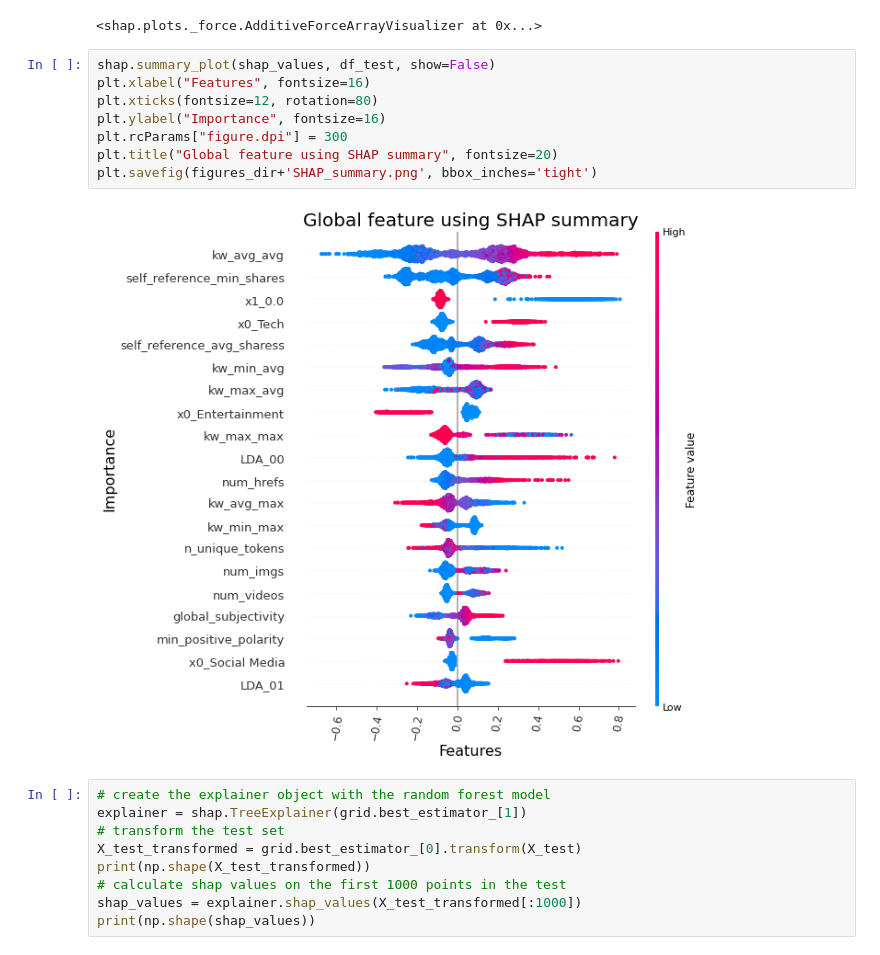
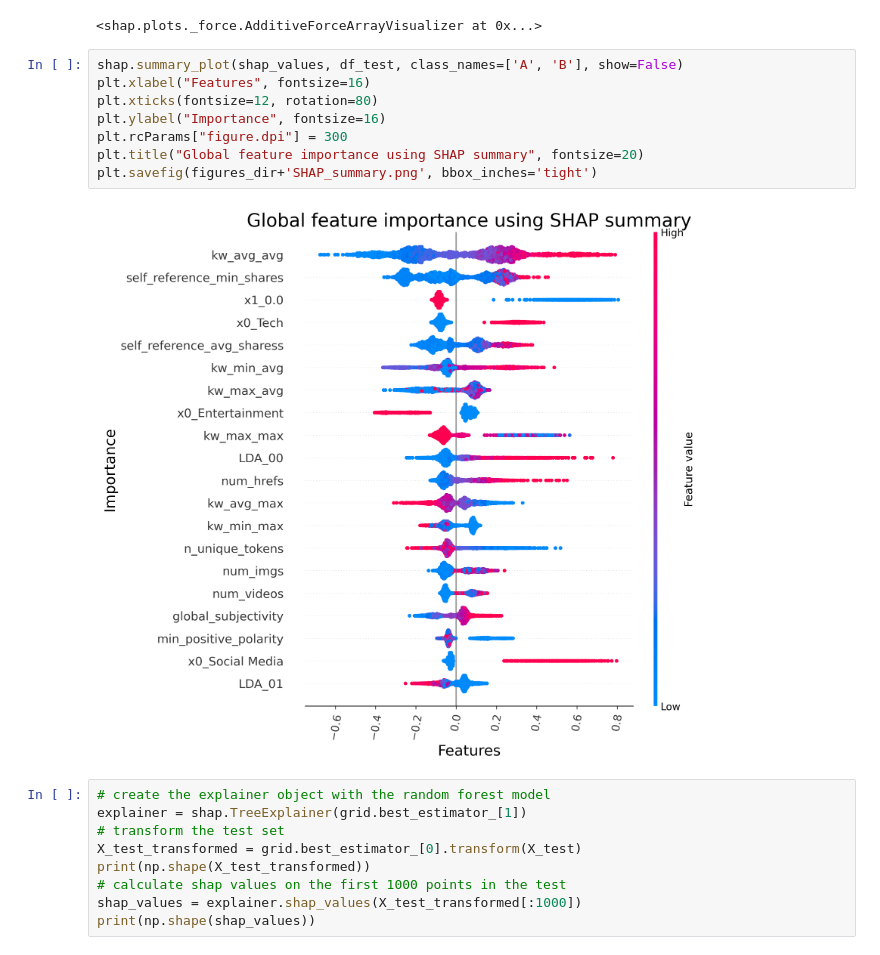
Before and after one commit to spacegoat1/news_article_popularity, a Jupyter notebook: src/9_interpreting.ipynb, the cells around one changed output. Cells and saved outputs as stored; diff of their text form.

```diff
--- a/src/9_interpreting.ipynb
+++ b/src/9_interpreting.ipynb
@@ -158,15 +158,15 @@ shap.force_plot(explainer.expected_value, shap_values[:20,:], df_test.iloc[:20,:
 # %% [output]
 <shap.plots._force.AdditiveForceArrayVisualizer at 0x...>
 # %%
-shap.summary_plot(shap_values, df_test, show=False)
+shap.summary_plot(shap_values, df_test, class_names=['A', 'B'], show=False)
 plt.xlabel("Features", fontsize=16)
 plt.xticks(fontsize=12, rotation=80)
 plt.ylabel("Importance", fontsize=16)
 plt.rcParams["figure.dpi"] = 300
-plt.title("Global feature using SHAP summary", fontsize=20)
+plt.title("Global feature importance using SHAP summary", fontsize=20)
 plt.savefig(figures_dir+'SHAP_summary.png', bbox_inches='tight')
 # %% [output]
-[figure, old version]
+[figure, new version]
 # %%
 # create the explainer object with the random forest model
 explainer = shap.TreeExplainer(grid.best_estimator_[1])
```
Also changed, not shown: parts of 2 cells of this notebook, 9 other files.
